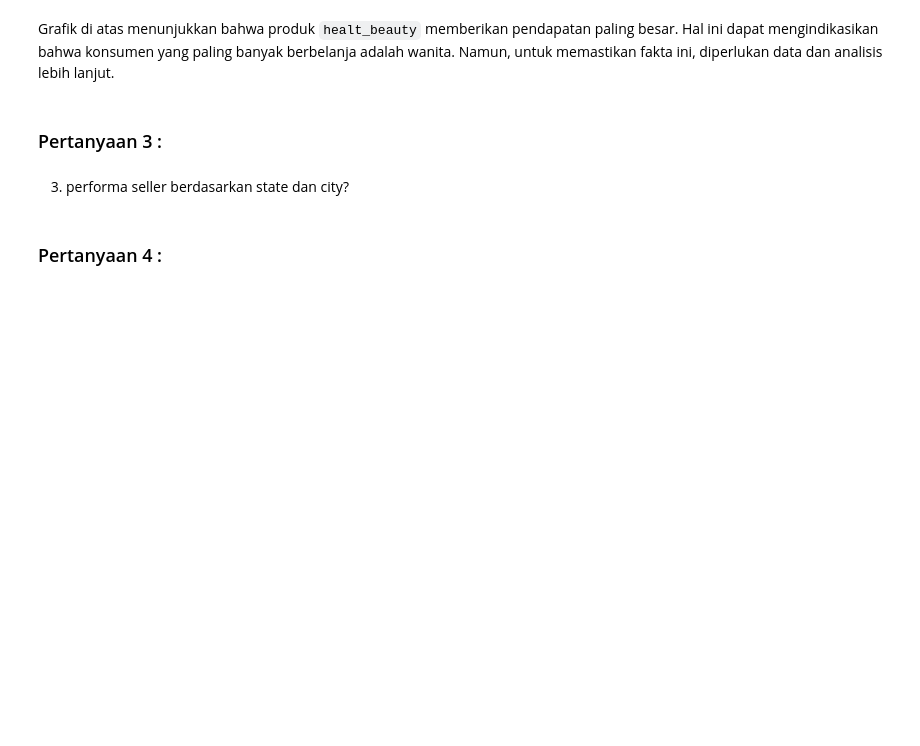
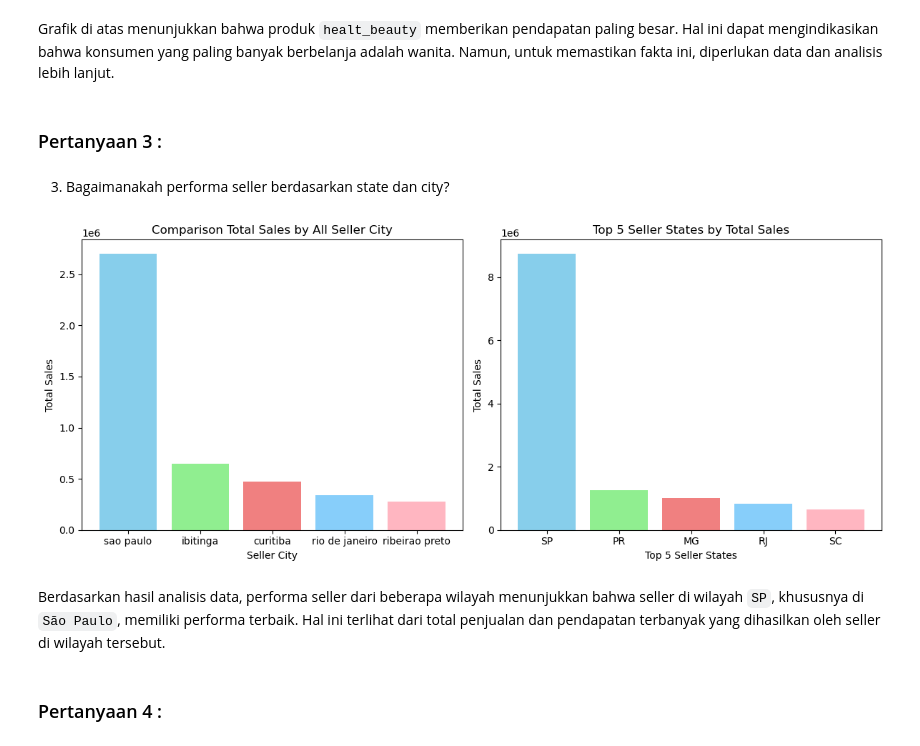
Before and after one commit to zhavei/Data-Analyst-Project-Ecommerce-Public-Dataset, a Jupyter notebook: notebook.ipynb, the cells around one changed output. Drawn from its saved outputs; the diff is of its cells as text; code cells hidden in the pictures; blank space fills up the shorter version.

```diff
--- a/notebook.ipynb
+++ b/notebook.ipynb
@@ -856,7 +853,52 @@ Grafik di atas menunjukkan bahwa produk `healt_beauty` memberikan pendapatan pal
 # %% [markdown]
 ### Pertanyaan 3 :
 # %% [markdown]
-3. performa seller berdasarkan state dan city?
+3. Bagaimanakah performa seller berdasarkan state dan city?
+# %%
+# Grup seller berdasarkan seller city dan mengagregasi berdasarkan total harga & orderan
+sales_by_city = combine_data[combine_data['order_status'] == 'delivered'].groupby('seller_city')\
+                    .agg({'price':'sum', 'order_id' : 'count'})\
+                    .rename(columns={'price':'total_sales', 'order_id':'total_order'})\
+                    .reset_index()
+
+# (explorer) Get top 10 cities by sales
+top10_sales_by_city = sales_by_city.nlargest(5, 'total_sales')
+
+
+# Grup seller berdasarkan seller state dan mengagregasi berdasarkan total harga & orderan
+sales_by_state = combine_data[combine_data['order_status'] == 'delivered'].groupby('seller_state')\
+                    .agg({'price':'sum', 'order_id' : 'count'})\
+                    .rename(columns={'price':'total_sales', 'order_id':'total_order'})\
+                    .reset_index()
+
+# (explorer) Get top 10 states by sales
+top10 = sales_by_state.nlargest(5, 'total_sales')
+
+
+# Create subplots
+fig, axes = plt.subplots(nrows=1, ncols=2, figsize=(12, 5))
+
+# Visualize total sales by state (bar chart)
+axes[0].bar(top10_sales_by_city['seller_city'], top10_sales_by_city['total_sales'], color=colors)
+axes[0].set_xlabel('Seller City')
+axes[0].set_ylabel('Total Sales')
+axes[0].set_title('Comparison Total Sales by All Seller City')
+
+# Visualize top 5 states by sales (bar chart)
+axes[1].bar(top10['seller_state'], top10['total_sales'], color=colors)
+axes[1].set_xlabel('Top 5 Seller States')
+axes[1].set_ylabel('Total Sales')
+axes[1].set_title('Top 5 Seller States by Total Sales')
+
+# Adjust layout for better visibility
+plt.tight_layout()
+
+# Show the plots
+plt.show()
+# %% [output]
+[figure, added]
+# %% [markdown]
+Berdasarkan hasil analisis data, performa seller dari beberapa wilayah menunjukkan bahwa seller di wilayah `SP`, khususnya di `São Paulo`, memiliki performa terbaik. Hal ini terlihat dari total penjualan dan pendapatan terbanyak yang dihasilkan oleh seller di wilayah tersebut.
 # %% [markdown]
 ### Pertanyaan 4 :
 # %% [markdown]
```
Also changed, not shown: parts of 13 cells of this notebook, 1 other file.
